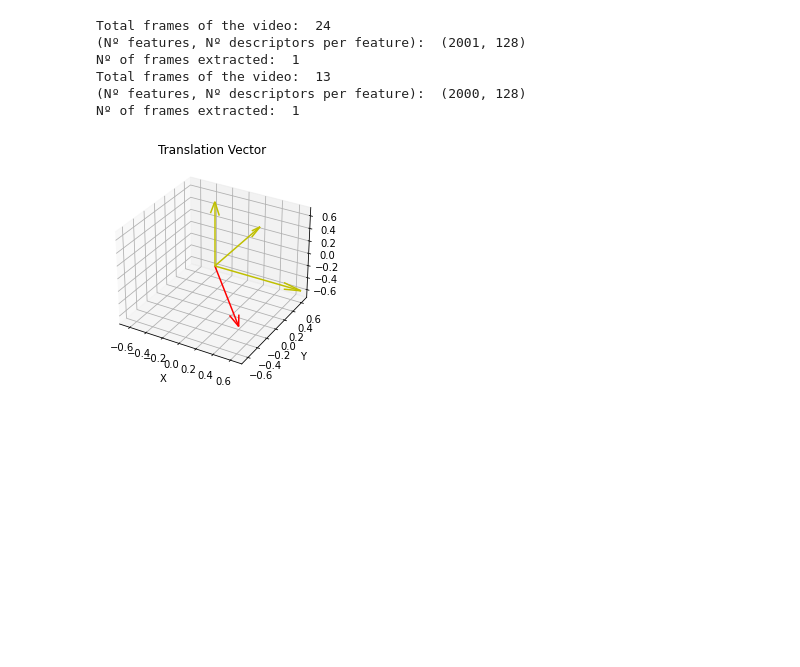
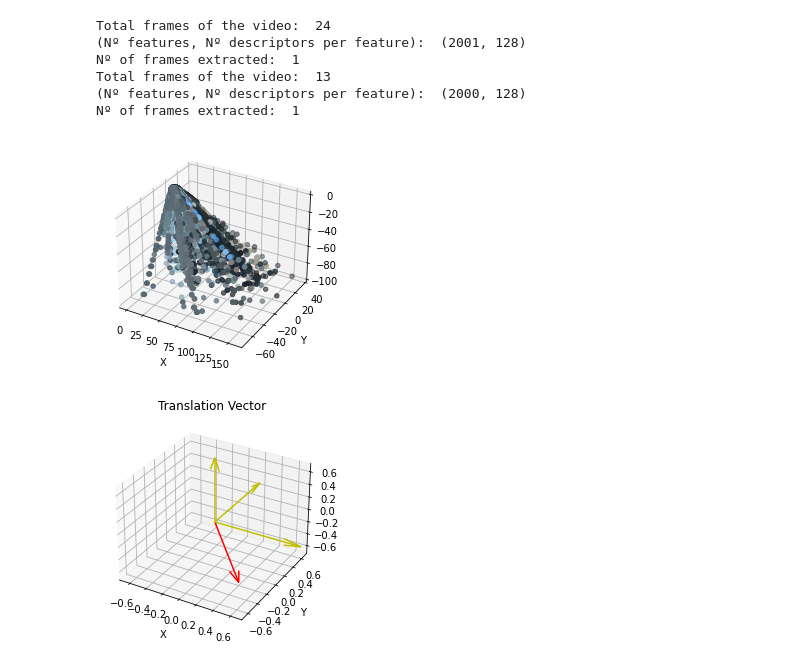
Before and after one commit to duarte3333/Image-Processing-and-Vision-Project, a Jupyter notebook: Part 2.ipynb, the cells around one changed output. Saved outputs shown, nothing was run; the diff lists cells and outputs as text; code cells hidden in the pictures; blank space fills up the shorter version.

```diff
--- a/Part 2.ipynb
+++ b/Part 2.ipynb
@@ -150,7 +149,7 @@ def undistort_points(back_points_distorted,left_points_distorted):
     back_points_undistorted = cv2.undistortPoints(np.array(back_points_distorted),Back_CameraMatrix,Back_RadialDistortion)
     left_points_undistorted = cv2.undistortPoints(np.array(left_points_distorted),Left_CameraMatrix,Left_RadialDistortion)
 
-    return back_points_undistorted, left_points_undistorted
+    return back_points_undistorted, left_points_undistorted, Back_CameraMatrix, Left_CameraMatrix
 # %%
 both_cameras_sift = []
 sift_back, _ = extract_features(back_camera_path, 2000)  # Extracting only one frame from it
@@ -163,7 +162,7 @@ matches = matching_features_SCIKITLEARN(both_cameras_sift)
 back_points_distorted, left_points_distorted = back_left_matches(matches, sift_back,sift_left)
 
 #Undistort the previous points, and obtain their coordinates
-back_points, left_points = undistort_points(back_points_distorted,left_points_distorted)
+back_points, left_points, K_back, K_left = undistort_points(back_points_distorted,left_points_distorted)
 
 #Obtain the Essential Matrix from the two Cameras
 E, mask = cv2.findEssentialMat(back_points, left_points, np.eye(3,3), cv2.RANSAC)
@@ -182,0 +216,16 @@ Nº of frames extracted:  1
+# %%
+img_back_undistorted = cv2.undistort(frame_back, K_back, Back_RadialDistortion)
+img_left_undistorted = cv2.undistort(frame_left, K_left, Left_RadialDistortion)
+img_back_undistorted_gray = cv2.cvtColor(img_back_undistorted,cv2.COLOR_BGR2GRAY)
+img_left_undistorted_gray = cv2.cvtColor(img_left_undistorted,cv2.COLOR_BGR2GRAY)
+# Create an SGBM stereo object
+blockSize= 12
+#CHATGPT
+stereo = cv2.StereoBM_create(numDisparities=128, blockSize=11)
+# Compute the disparity map
+disparity_map = stereo.compute(img_back_undistorted_gray, img_left_undistorted_gray)
+
+# Display the disparity map (optional)
+cv2.imshow('Disparity Map', (disparity_map / 16.0).astype(np.uint8))
+cv2.waitKey(0)
+cv2.destroyAllWindows()
@@ -182,0 +247,25 @@ Nº of frames extracted:  1
+# %%
+rev_proj_matrix = np.zeros((4,4))
+Left_RadialDistortion = np.array([-0.37839, 0.18775,0,0,-0.051045 ,0,0,0,0,0,0,0,0,0 ])
+Back_RadialDistortion =np.array( [-0.26584,0.067382,0,0,-0.0073529,0,0,0,0,0,0,0,0,0 ])
+R1, R2, P1, P2, Q,_,_ = cv2.stereoRectify(cameraMatrix1 = K_back,cameraMatrix2 = K_left,
+                  distCoeffs1 = Back_RadialDistortion, distCoeffs2 = Left_RadialDistortion,
+                  imageSize = img_left_undistorted.shape[:2],
+                  R = R, T = t,)
+
+points_3D = cv2.reprojectImageTo3D(disparity_map, Q,handleMissingValues=True)
+
+mask = (disparity_map > 0) & (disparity_map < 255)
+points_3d_valid = points_3D[mask]
+colors = img_left_undistorted[mask]
+%matplotlib inline
+#%matplotlib notebook
+fig = plt.figure()
+ax = fig.add_subplot(111, projection='3d')
+ax.scatter(points_3d_valid[:, 0], points_3d_valid[:, 1], points_3d_valid[:, 2], c=colors/255.0, marker='o')
+ax.set_xlabel('X')
+ax.set_ylabel('Y')
+ax.set_zlabel('Z')
+plt.show()
+# %% [output]
+[figure, added]
```
Also changed, not shown: parts of 6 cells of this notebook.
